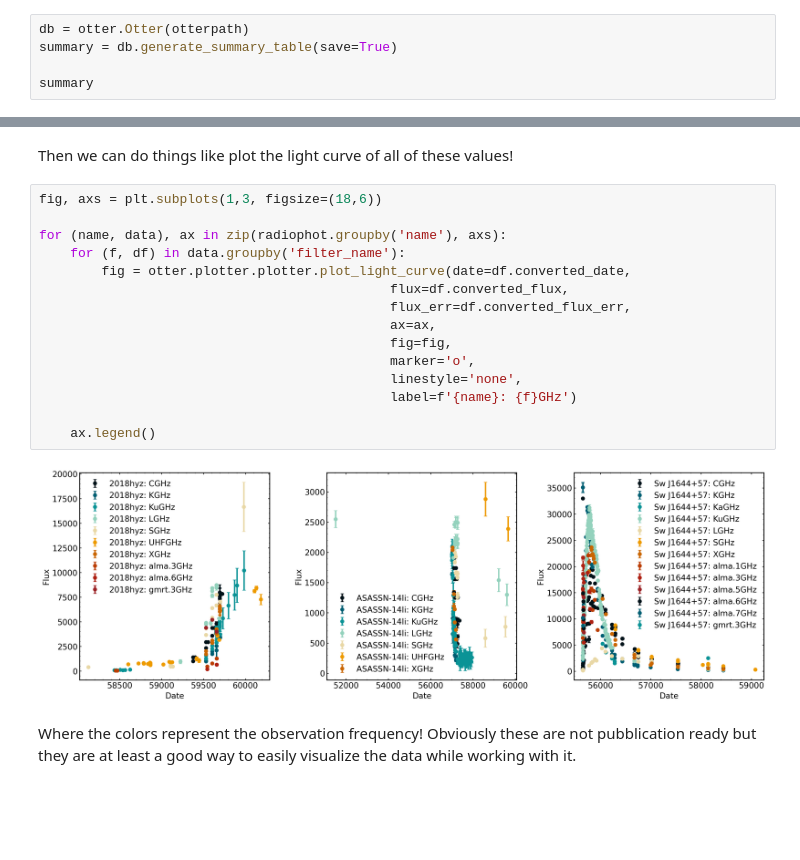
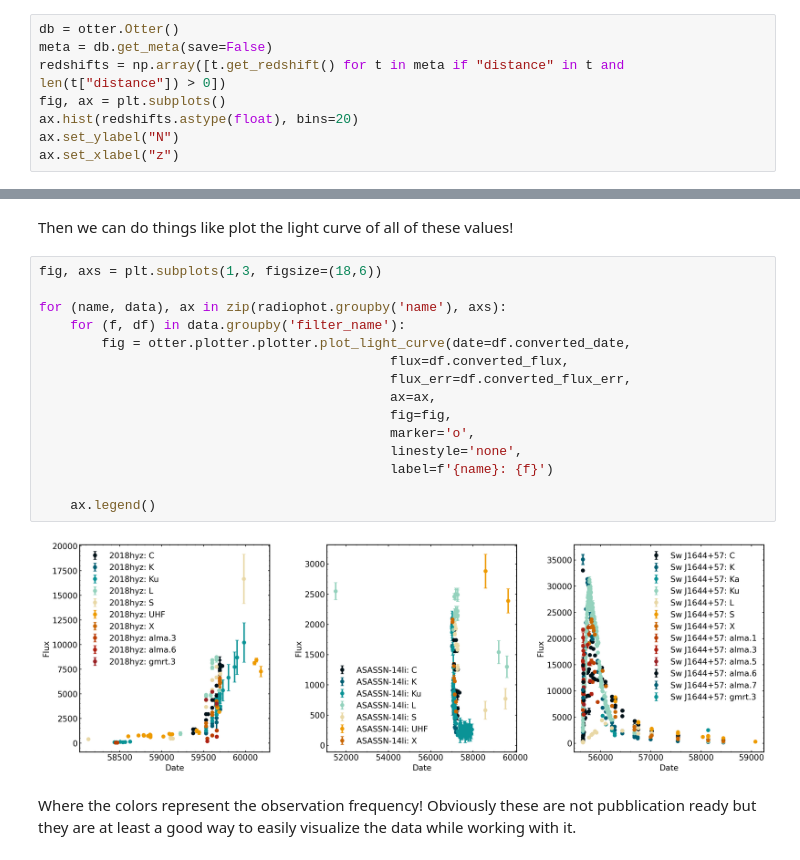
Before and after one commit to astro-otter/examples, a Jupyter notebook: basic_usage.ipynb, the cells around one changed output, grey strips where cells are left out. Drawn from its saved outputs; the diff is of its cells as text; blank space fills up the shorter version.

```diff
--- a/basic_usage.ipynb
+++ b/basic_usage.ipynb
@@ -21,6 +17,9 @@ Now that we have the `otterpath` we can initiate the otter database object and t
 # %%
-db = otter.Otter(otterpath)
-summary = db.generate_summary_table(save=True)
-
-summary
+db = otter.Otter()
+meta = db.get_meta(save=False)
+redshifts = np.array([t.get_redshift() for t in meta if "distance" in t and len(t["distance"]) > 0])
+fig, ax = plt.subplots()
+ax.hist(redshifts.astype(float), bins=20)
+ax.set_ylabel("N")
+ax.set_xlabel("z")
 # %% [output]
@@ -210,19 +198,19 @@ Then we can do things like plot the light curve of all of these values!
 # %%
 fig, axs = plt.subplots(1,3, figsize=(18,6))
 
 for (name, data), ax in zip(radiophot.groupby('name'), axs):
     for (f, df) in data.groupby('filter_name'):
         fig = otter.plotter.plotter.plot_light_curve(date=df.converted_date,
                                              flux=df.converted_flux,
                                              flux_err=df.converted_flux_err,
                                              ax=ax,
                                              fig=fig,
                                              marker='o',
                                              linestyle='none',
-                                             label=f'{name}: {f}GHz')
+                                             label=f'{name}: {f}')
 
     ax.legend()
 # %% [output]
-[figure, old version]
+[figure, new version]
 # %% [markdown]
 Where the colors represent the observation frequency! Obviously these are not pubblication ready but they are at least a good way to easily visualize the data while working with it.
```
Also changed, not shown: parts of 13 cells of this notebook, 3 other files.
